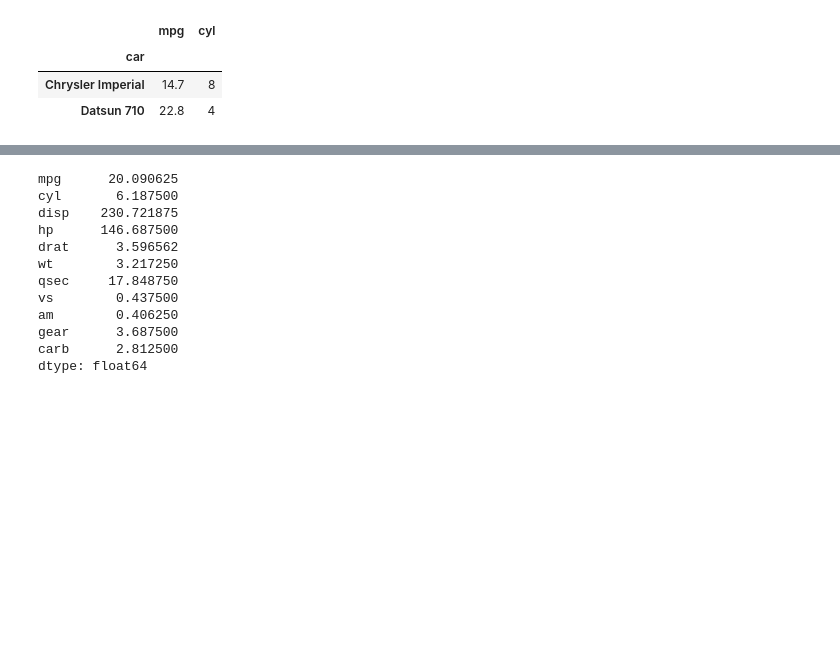
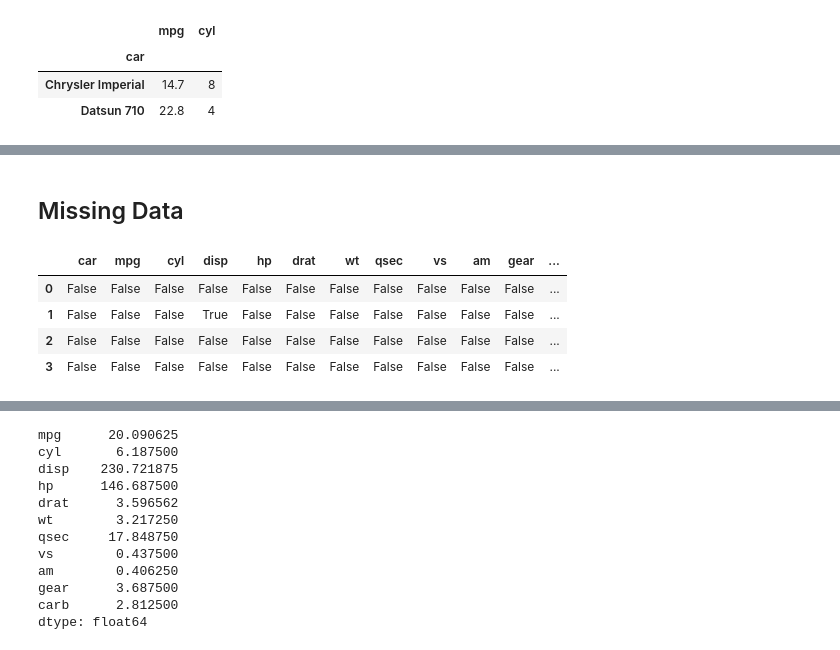
Before and after one commit to sgratzl/ipython-tutorial-VA2015, a Jupyter notebook: 02_DataManipulation.ipynb, the cells around one changed output, grey strips where cells are left out. Cells and saved outputs as stored; diff of their text form; code cells hidden in the pictures; blank space fills up the shorter version.

```diff
--- a/02_DataManipulation.ipynb
+++ b/02_DataManipulation.ipynb
@@ -260,0 +264,12 @@ cars[cars.cyl > 6] # more than 6 cylinders
+# %% [markdown]
+## Missing Data
+# %%
+cars_na = pd.read_csv('data/mtcars_with_nas.csv')
+# %%
+cars_na.isnull().head(4)
+# %% [output]
+|  | car | mpg | cyl | disp | hp | drat | wt | qsec | vs | am | gear | ... |
+| 0 | False | False | False | False | False | False | False | False | False | False | False | ... |
+| 1 | False | False | False | True | False | False | False | False | False | False | False | ... |
+| 2 | False | False | False | False | False | False | False | False | False | False | False | ... |
+| 3 | False | False | False | False | False | False | False | False | False | False | False | ... |
```
Also changed, not shown: parts of 22 cells of this notebook, 2 other files.
